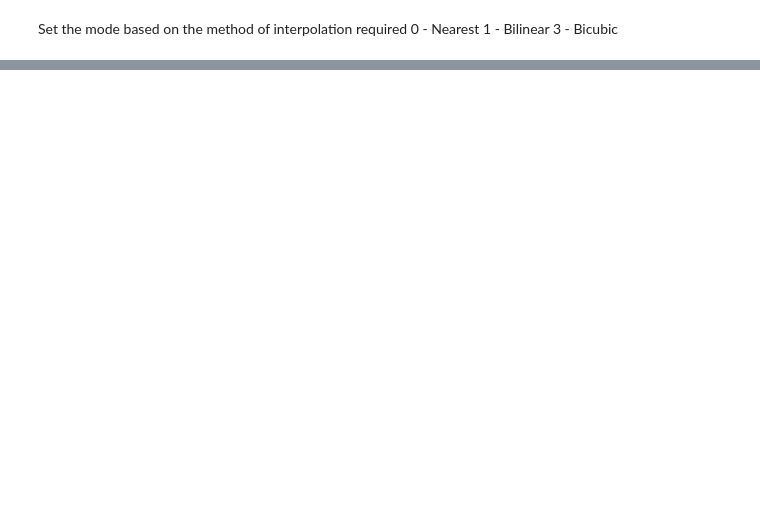
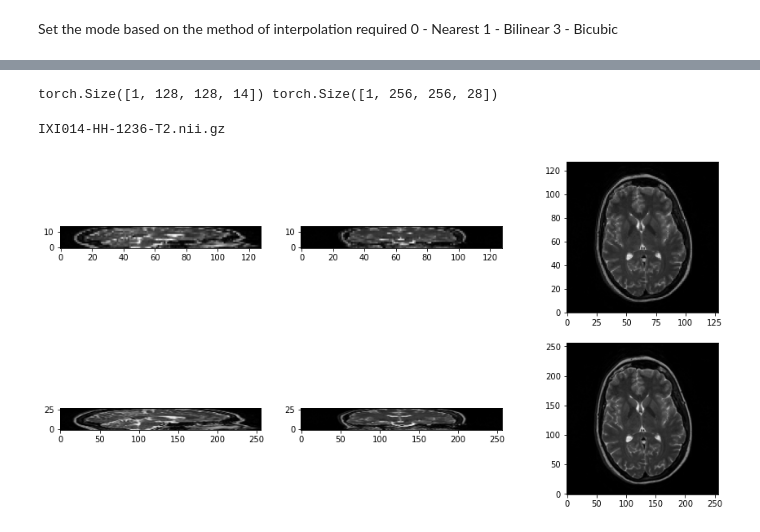
Before and after one commit to venkatesh-thiru/SuperRes, a Jupyter notebook: Test_Notebook.ipynb, the cells around one changed output, grey strips where cells are left out. Cells and saved outputs as stored; diff of their text form; code cells hidden in the pictures; blank space fills up the shorter version.

```diff
--- a/Test_Notebook.ipynb
+++ b/Test_Notebook.ipynb
@@ -307,0 +277,13 @@ Estimated Total Size (MB): 1782.49
+# %%
+
+intensity = 'IXI-T2'
+ground_dir = os.path.join(intensity, "Actual_Images")
+scans = os.listdir(ground_dir)
+compressed_dir = os.path.join(intensity, "Compressed")
+# target_dir = os.path.join(intensity, "Interpolated")
+for scan in scans:
+    image_path = os.path.join(compressed_dir, scans[3])
+    source_path = os.path.join(ground_dir, scans[3])
+    comp_image = tio.ScalarImage(image_path)[DATA]
+    source_image = tio.ScalarImage(source_path)[DATA]
+    print(comp_image.shape, source_image.shape)
@@ -307,0 +308,17 @@ Estimated Total Size (MB): 1782.49
+# %%
+image_path = os.path.join(compressed_dir, scans[3])
+source_path = os.path.join(ground_dir, scans[3])
+comp_image = tio.ScalarImage(image_path)[DATA]
+source_image = tio.ScalarImage(source_path)[DATA]
+print(comp_image.shape, source_image.shape)
+# %% [output]
+torch.Size([1, 128, 128, 14]) torch.Size([1, 256, 256, 28])
+# %%
+comp_image = tio.ScalarImage(image_path)[DATA].squeeze().numpy()
+source_image = tio.ScalarImage(source_path)[DATA].squeeze().numpy()
+print(scans[3])
+
+plot_images(comp_image,source_image)
+# %% [output]
+IXI014-HH-1236-T2.nii.gz
+[figure, added]
```
Also changed, not shown: parts of 4 cells of this notebook, 5 other files.
